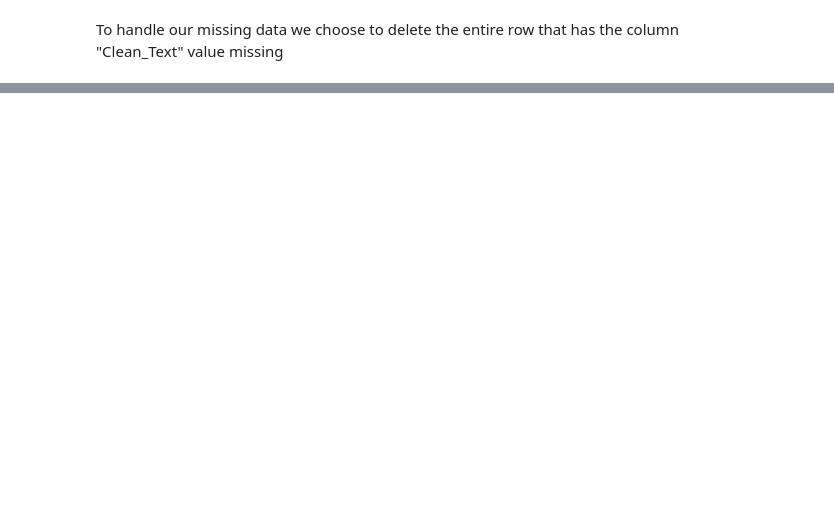
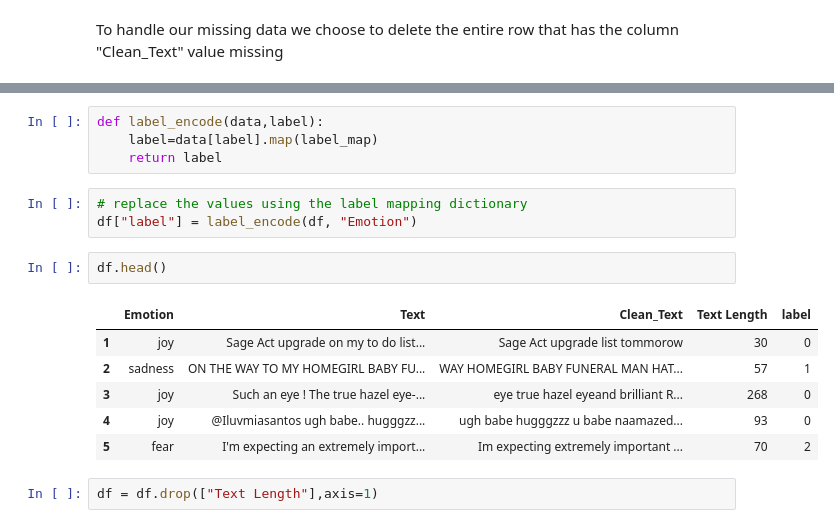
Before and after one commit to AKRAM-2002/End2End-nlp-project, a Jupyter notebook: notebooks/Emotion_Detection_Classifier.ipynb, the cells around one changed output, grey strips where cells are left out. Drawn from its saved outputs; the diff is of its cells as text; blank space fills up the shorter version.

```diff
--- a/notebooks/Emotion_Detection_Classifier.ipynb
+++ b/notebooks/Emotion_Detection_Classifier.ipynb
@@ -164,0 +223,18 @@ Conclusion: no our data is free of null values
+# %%
+def label_encode(data,label):
+    label=data[label].map(label_map)
+    return label
+# %%
+# replace the values using the label mapping dictionary
+df["label"] = label_encode(df, "Emotion")
+# %%
+df.head()
+# %% [output]
+|  | Emotion | Text | Clean_Text | Text Length | label |
+| 1 | joy | Sage Act upgrade on my to do list... | Sage Act upgrade list tommorow | 30 | 0 |
+| 2 | sadness | ON THE WAY TO MY HOMEGIRL BABY FU... | WAY HOMEGIRL BABY FUNERAL MAN HAT... | 57 | 1 |
+| 3 | joy | Such an eye ! The true hazel eye-... | eye true hazel eyeand brilliant R... | 268 | 0 |
+| 4 | joy | @Iluvmiasantos ugh babe.. hugggzz... | ugh babe hugggzzz u babe naamazed... | 93 | 0 |
+| 5 | fear | I'm expecting an extremely import... | Im expecting extremely important ... | 70 | 2 |
+# %%
+df = df.drop(["Text Length"],axis=1)
```
Also changed, not shown: parts of 18 cells of this notebook.
